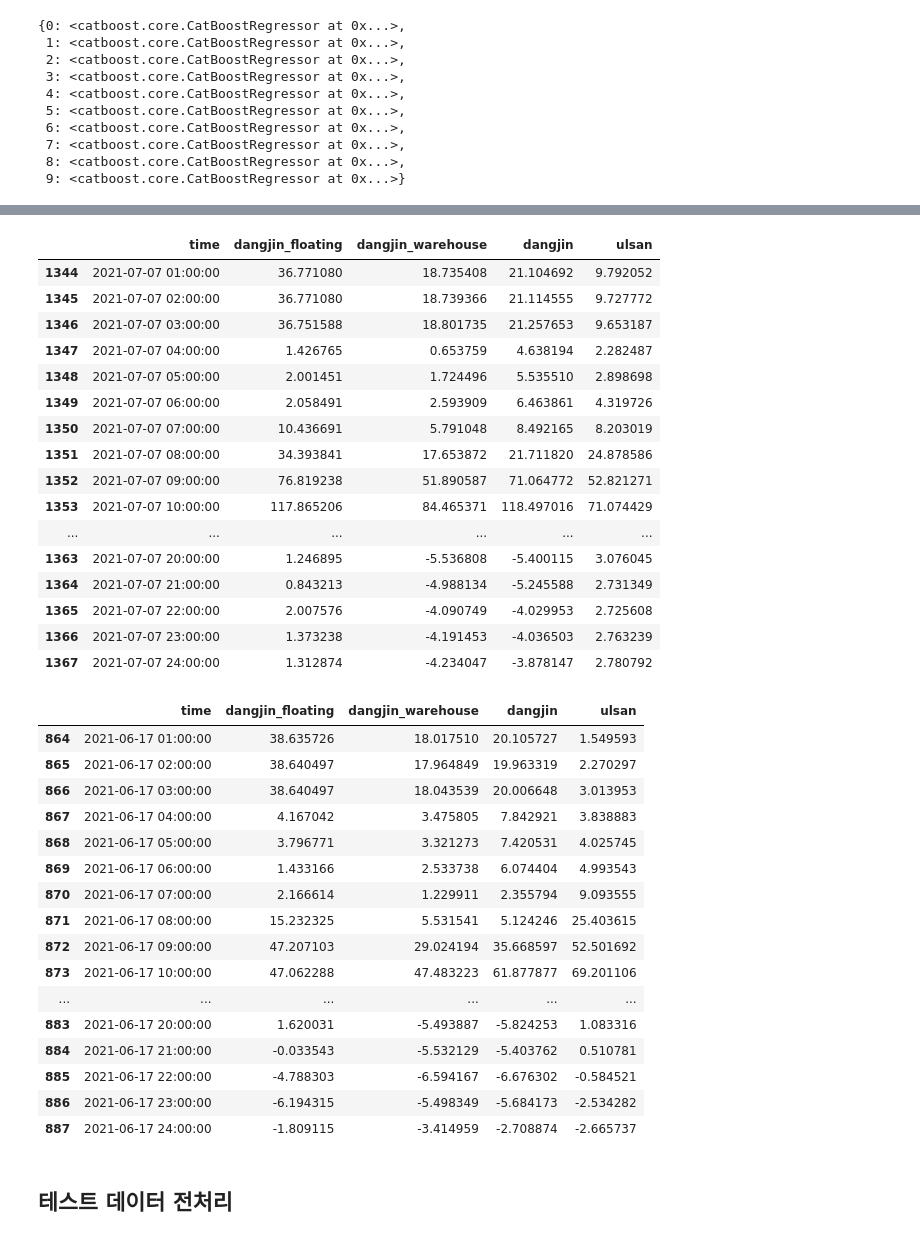
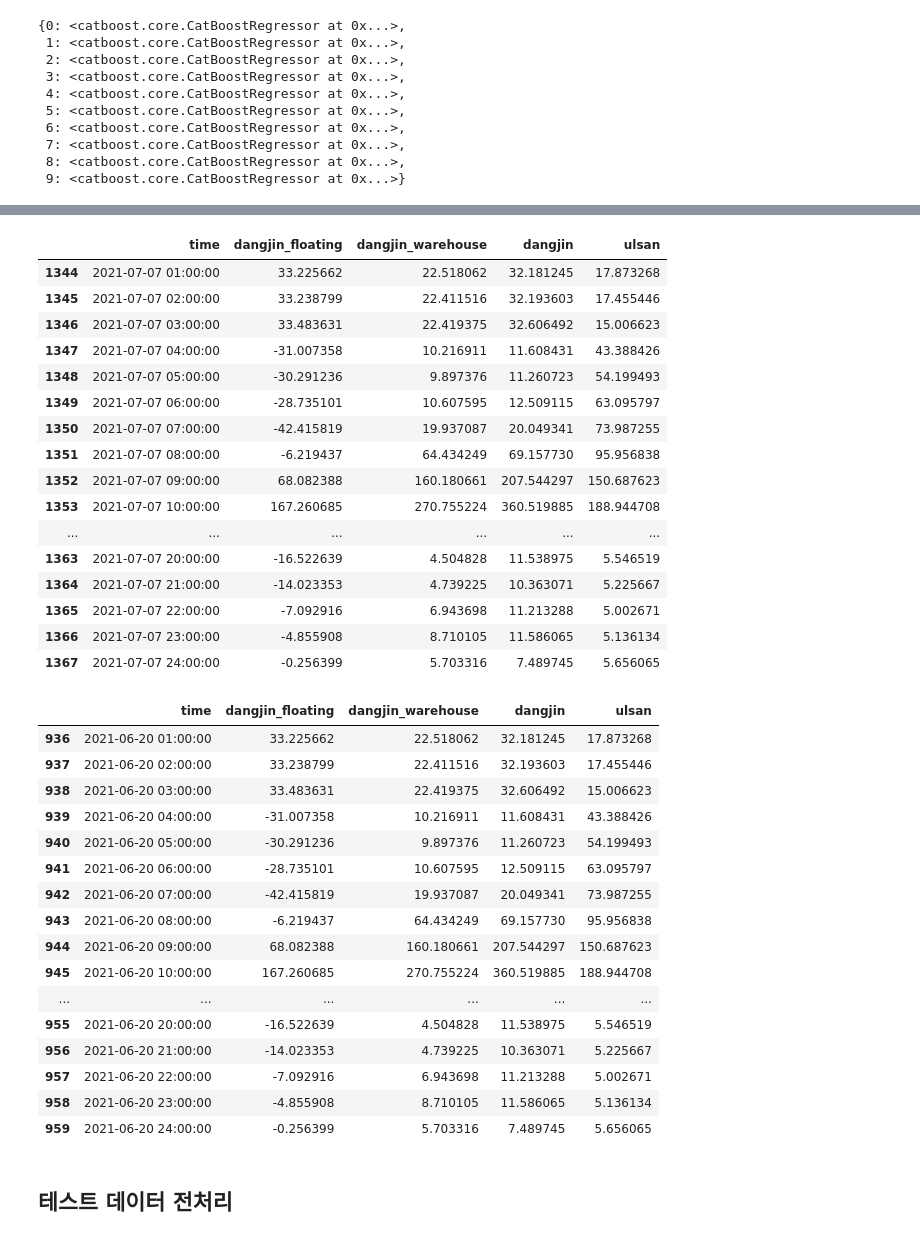
Before and after one commit to parkchanghyup/Dacon, a Jupyter notebook: 동서발전/동서발전_private.ipynb, the cells around one changed output, grey strips where cells are left out. Cells and saved outputs as stored; diff of their text form; code cells hidden in the pictures.

```diff
--- a/동서발전/동서발전_private.ipynb
+++ b/동서발전/동서발전_private.ipynb
@@ -851,7 +851,7 @@ def private(nx,ny,fcst_day,date):
             urllib.parse.quote_plus('numOfRows') : '113', # 총 14개의 항목을 3시간 단위로 순차적으로 불러옵니다. 다음날 24시간예보에 필요한 만큼만 가져왔습니다.
             urllib.parse.quote_plus('dataType') : 'JSON', # JSON, XML 두가지 포멧을 제공합니다.
             urllib.parse.quote_plus('base_date') : fcst_day, # 예보 받을 날짜를 입력합니다. 최근 1일간의 자료만 제공합니다.
-            urllib.parse.quote_plus('base_time') : '1700', # 예보 시간을 입력합니다. 2시부터 시작하여 3시간 단위로 입력 가능합니다.
+            urllib.parse.quote_plus('base_time') : '2300', # 예보 시간을 입력합니다. 2시부터 시작하여 3시간 단위로 입력 가능합니다.
             urllib.parse.quote_plus('nx') : nx, # 울산 태양광 발전소 x 좌표입니다. '기상청18_동네예보 조회서비스_오픈API활용가이드.zip'에 포함 된 excel파일을 통해 확인 가능합니다.
             urllib.parse.quote_plus('ny') : ny # 울산 태양광 발전소 y 좌표입니다. '기상청18_동네예보 조회서비스_오픈API활용가이드.zip'에 포함 된 excel파일을 통해 확인 가능합니다.
         }
@@ -891,9 +891,9 @@ def private(nx,ny,fcst_day,date):
 #ulsan = 102, 83
 #nx, ny = '53','44'
 
-fcst_day='20210616'# 오늘 날짜
-date = '2021-06-17'  #내일 날짜
-day = 8 #6월 8일  = 1
+fcst_day='20210620'# 오늘 날짜
+date = '2021-06-21'  #내일 날짜
+day = 13 #6월 8일  = 1
 ulsan = private('102' ,'83' ,fcst_day,date)
 dangjin = private('53','44' ,fcst_day,date)
 # %% [output]
@@ -917,7 +917,7 @@ category:WindSpeed, WSD baseTime: 1700 , fcstTime: 0000 , fcstValue: 3
 # %%
 def test_datast(fcst_df):
-    start = '2021-06-17 0:00'
-    end = '2021-06-17 23:00'
+    start = '2021-06-21 0:00'
+    end = '2021-06-21 23:00'
 
     start_idx = fcst_df[fcst_df['Forecast_time']==start].index[0]
     end_idx = fcst_df[fcst_df['Forecast_time']==end].index[0]
@@ -1088,43 +1088,43 @@ Name: ulsan, dtype: float64
 submission.iloc[24*28+24*(day-1):24*28+24*day,:]
 # %% [output]
 |  | time | dangjin_floating | dangjin_warehouse | dangjin | ulsan |
-| 1344 | 2021-07-07 01:00:00 | 36.771080 | 18.735408 | 21.104692 | 9.792052 |
-| 1345 | 2021-07-07 02:00:00 | 36.771080 | 18.739366 | 21.114555 | 9.727772 |
-| 1346 | 2021-07-07 03:00:00 | 36.751588 | 18.801735 | 21.257653 | 9.653187 |
-| 1347 | 2021-07-07 04:00:00 | 1.426765 | 0.653759 | 4.638194 | 2.282487 |
-| 1348 | 2021-07-07 05:00:00 | 2.001451 | 1.724496 | 5.535510 | 2.898698 |
-| 1349 | 2021-07-07 06:00:00 | 2.058491 | 2.593909 | 6.463861 | 4.319726 |
-| 1350 | 2021-07-07 07:00:00 | 10.436691 | 5.791048 | 8.492165 | 8.203019 |
-| 1351 | 2021-07-07 08:00:00 | 34.393841 | 17.653872 | 21.711820 | 24.878586 |
-| 1352 | 2021-07-07 09:00:00 | 76.819238 | 51.890587 | 71.064772 | 52.821271 |
-| 1353 | 2021-07-07 10:00:00 | 117.865206 | 84.465371 | 118.497016 | 71.074429 |
+| 1344 | 2021-07-07 01:00:00 | 33.225662 | 22.518062 | 32.181245 | 17.873268 |
+| 1345 | 2021-07-07 02:00:00 | 33.238799 | 22.411516 | 32.193603 | 17.455446 |
+| 1346 | 2021-07-07 03:00:00 | 33.483631 | 22.419375 | 32.606492 | 15.006623 |
+| 1347 | 2021-07-07 04:00:00 | -31.007358 | 10.216911 | 11.608431 | 43.388426 |
+| 1348 | 2021-07-07 05:00:00 | -30.291236 | 9.897376 | 11.260723 | 54.199493 |
+| 1349 | 2021-07-07 06:00:00 | -28.735101 | 10.607595 | 12.509115 | 63.095797 |
+| 1350 | 2021-07-07 07:00:00 | -42.415819 | 19.937087 | 20.049341 | 73.987255 |
+| 1351 | 2021-07-07 08:00:00 | -6.219437 | 64.434249 | 69.157730 | 95.956838 |
+| 1352 | 2021-07-07 09:00:00 | 68.082388 | 160.180661 | 207.544297 | 150.687623 |
+| 1353 | 2021-07-07 10:00:00 | 167.260685 | 270.755224 | 360.519885 | 188.944708 |
 | ... | ... | ... | ... | ... | ... |
-| 1363 | 2021-07-07 20:00:00 | 1.246895 | -5.536808 | -5.400115 | 3.076045 |
-| 1364 | 2021-07-07 21:00:00 | 0.843213 | -4.988134 | -5.245588 | 2.731349 |
-| 1365 | 2021-07-07 22:00:00 | 2.007576 | -4.090749 | -4.029953 | 2.725608 |
-| 1366 | 2021-07-07 23:00:00 | 1.373238 | -4.191453 | -4.036503 | 2.763239 |
-| 1367 | 2021-07-07 24:00:00 | 1.312874 | -4.234047 | -3.878147 | 2.780792 |
+| 1363 | 2021-07-07 20:00:00 | -16.522639 | 4.504828 | 11.538975 | 5.546519 |
+| 1364 | 2021-07-07 21:00:00 | -14.023353 | 4.739225 | 10.363071 | 5.225667 |
+| 1365 | 2021-07-07 22:00:00 | -7.092916 | 6.943698 | 11.213288 | 5.002671 |
+| 1366 | 2021-07-07 23:00:00 | -4.855908 | 8.710105 | 11.586065 | 5.136134 |
+| 1367 | 2021-07-07 24:00:00 | -0.256399 | 5.703316 | 7.489745 | 5.656065 |
 # %%
-day= 9
+day = 12
 submission.iloc[24*28+24*(day-1):24*28+24*day,:]
 # %% [output]
 |  | time | dangjin_floating | dangjin_warehouse | dangjin | ulsan |
-| 864 | 2021-06-17 01:00:00 | 38.635726 | 18.017510 | 20.105727 | 1.549593 |
-| 865 | 2021-06-17 02:00:00 | 38.640497 | 17.964849 | 19.963319 | 2.270297 |
-| 866 | 2021-06-17 03:00:00 | 38.640497 | 18.043539 | 20.006648 | 3.013953 |
-| 867 | 2021-06-17 04:00:00 | 4.167042 | 3.475805 | 7.842921 | 3.838883 |
-| 868 | 2021-06-17 05:00:00 | 3.796771 | 3.321273 | 7.420531 | 4.025745 |
-| 869 | 2021-06-17 06:00:00 | 1.433166 | 2.533738 | 6.074404 | 4.993543 |
-| 870 | 2021-06-17 07:00:00 | 2.166614 | 1.229911 | 2.355794 | 9.093555 |
-| 871 | 2021-06-17 08:00:00 | 15.232325 | 5.531541 | 5.124246 | 25.403615 |
-| 872 | 2021-06-17 09:00:00 | 47.207103 | 29.024194 | 35.668597 | 52.501692 |
-| 873 | 2021-06-17 10:00:00 | 47.062288 | 47.483223 | 61.877877 | 69.201106 |
+| 936 | 2021-06-20 01:00:00 | 33.225662 | 22.518062 | 32.181245 | 17.873268 |
+| 937 | 2021-06-20 02:00:00 | 33.238799 | 22.411516 | 32.193603 | 17.455446 |
+| 938 | 2021-06-20 03:00:00 | 33.483631 | 22.419375 | 32.606492 | 15.006623 |
+| 939 | 2021-06-20 04:00:00 | -31.007358 | 10.216911 | 11.608431 | 43.388426 |
+| 940 | 2021-06-20 05:00:00 | -30.291236 | 9.897376 | 11.260723 | 54.199493 |
+| 941 | 2021-06-20 06:00:00 | -28.735101 | 10.607595 | 12.509115 | 63.095797 |
+| 942 | 2021-06-20 07:00:00 | -42.415819 | 19.937087 | 20.049341 | 73.987255 |
+| 943 | 2021-06-20 08:00:00 | -6.219437 | 64.434249 | 69.157730 | 95.956838 |
+| 944 | 2021-06-20 09:00:00 | 68.082388 | 160.180661 | 207.544297 | 150.687623 |
+| 945 | 2021-06-20 10:00:00 | 167.260685 | 270.755224 | 360.519885 | 188.944708 |
 | ... | ... | ... | ... | ... | ... |
-| 883 | 2021-06-17 20:00:00 | 1.620031 | -5.493887 | -5.824253 | 1.083316 |
-| 884 | 2021-06-17 21:00:00 | -0.033543 | -5.532129 | -5.403762 | 0.510781 |
-| 885 | 2021-06-17 22:00:00 | -4.788303 | -6.594167 | -6.676302 | -0.584521 |
-| 886 | 2021-06-17 23:00:00 | -6.194315 | -5.498349 | -5.684173 | -2.534282 |
-| 887 | 2021-06-17 24:00:00 | -1.809115 | -3.414959 | -2.708874 | -2.665737 |
+| 955 | 2021-06-20 20:00:00 | -16.522639 | 4.504828 | 11.538975 | 5.546519 |
+| 956 | 2021-06-20 21:00:00 | -14.023353 | 4.739225 | 10.363071 | 5.225667 |
+| 957 | 2021-06-20 22:00:00 | -7.092916 | 6.943698 | 11.213288 | 5.002671 |
+| 958 | 2021-06-20 23:00:00 | -4.855908 | 8.710105 | 11.586065 | 5.136134 |
+| 959 | 2021-06-20 24:00:00 | -0.256399 | 5.703316 | 7.489745 | 5.656065 |
 # %%
 submission.to_csv(fcst_day+'.csv',index=False)
 # %% [markdown]
```
Also changed, not shown: parts of 5 cells of this notebook.
